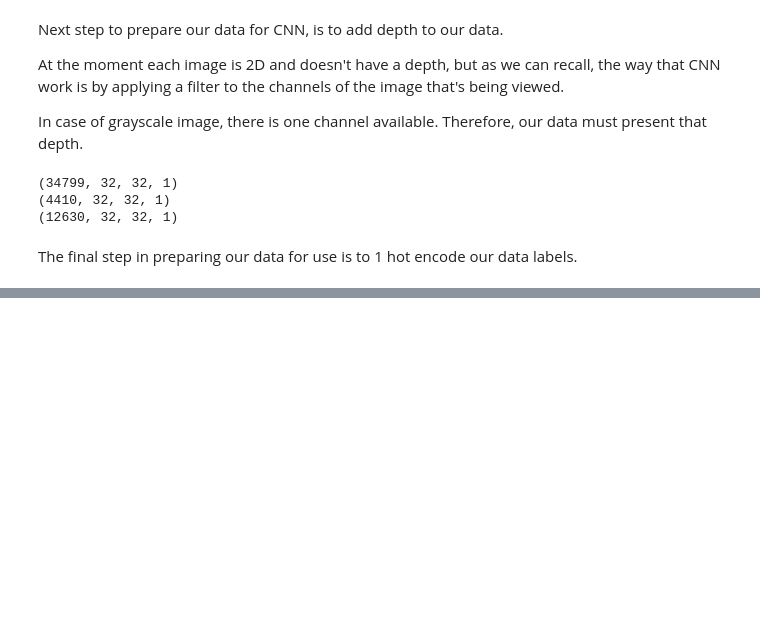
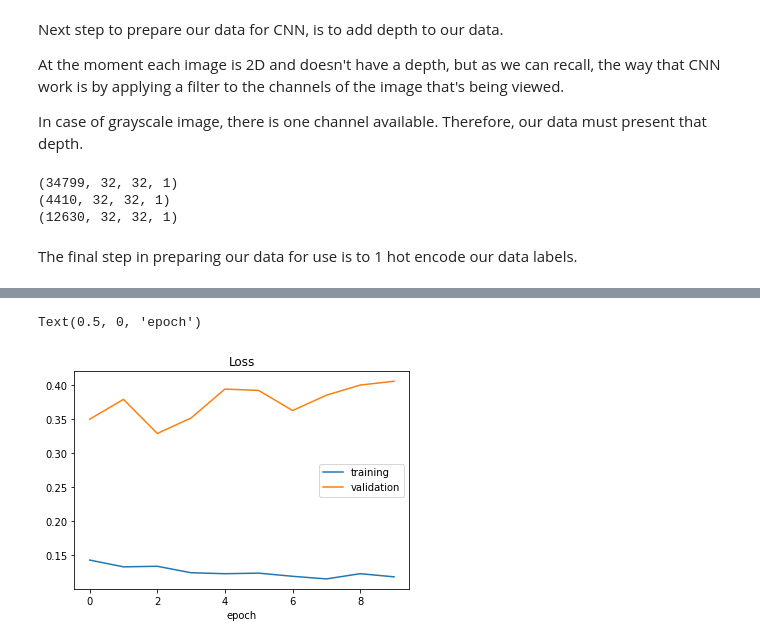
Before and after one commit to hpt1988/Applied-Deep-Learning_The-Complete-Self-Driving-Car-Course, a Jupyter notebook: traffic_signs/traffic_signs.ipynb, the cells around one changed output, grey strips where cells are left out. Saved outputs shown, nothing was run; the diff lists cells and outputs as text; code cells hidden in the pictures; blank space fills up the shorter version.

Commit message:
LeNet model implementation, training and performance evaluation

```diff
--- a/traffic_signs/traffic_signs.ipynb
+++ b/traffic_signs/traffic_signs.ipynb
@@ -276,0 +278,34 @@ y_test = to_categorical(y_test, 43)
+# %%
+def leNet_model():
+    model = Sequential()
+
+    # Filter size is chosen as 5x5 because the image size are relatively similar
+    # to MNIST dataset. Here they are 32x32, and in MNIST 28x28
+    # There is no need to preserve the borders, since looking at the traffic
+    # sign images, they seem to be centralized. So, the borders don't really
+    # contain any significant features that are necessary for the nerual network
+    # to learn.
+    model.add(Conv2D(30, (5, 5), input_shape=(32, 32, 1), activation='relu'))
+    model.add(MaxPooling2D(pool_size=(2, 2)))
+
+    # 2nd convolutional layer includes 15 filters and as the input images are
+    # smaller, smaller filters are used to extract features: (3, 3)
+    model.add(Conv2D(15, (3, 3), activation='relu'))
+    model.add(MaxPooling2D(pool_size=(2, 2)))
+
+    # Flattening our data to format properly so that it can be fed into a fully
+    # connected layer as a 1D array. It will convert the 6x6x15 to a 1x540 array
+    model.add(Flatten())
+
+    # Fully connected layer
+    model.add(Dense(500, activation='relu'))
+    model.add(Dropout(0.5))  # 0.5 is the recommended fraction
+    model.add(Dense(num_classes, activation='softmax'))
+
+    # Compile model
+    model.compile(Adam(learning_rate=0.01), loss = 'categorical_crossentropy', metrics = ['accuracy'])
+
+    return model
+# %%
+model = leNet_model()
+print(model.summary())
@@ -276,0 +340,3 @@ y_test = to_categorical(y_test, 43)
+# %%
+# Model training and performance evaluation
+history = model.fit(X_train, y_train, epochs=10, validation_data=(X_val, y_val), batch_size=400, verbose=1, shuffle=1)
@@ -276,0 +364,11 @@ y_test = to_categorical(y_test, 43)
+# %%
+# Plotting data to get a visual representation of it, and analyze how the
+# network performed
+plt.plot(history.history['loss'])
+plt.plot(history.history['val_loss'])
+plt.legend(['training', 'validation'])
+plt.title('Loss')
+plt.xlabel('epoch')
+# %% [output]
+Text(0.5, 0, 'epoch')
+[figure, added]
```
Also changed, not shown: parts of 10 cells of this notebook, 3 other files.
